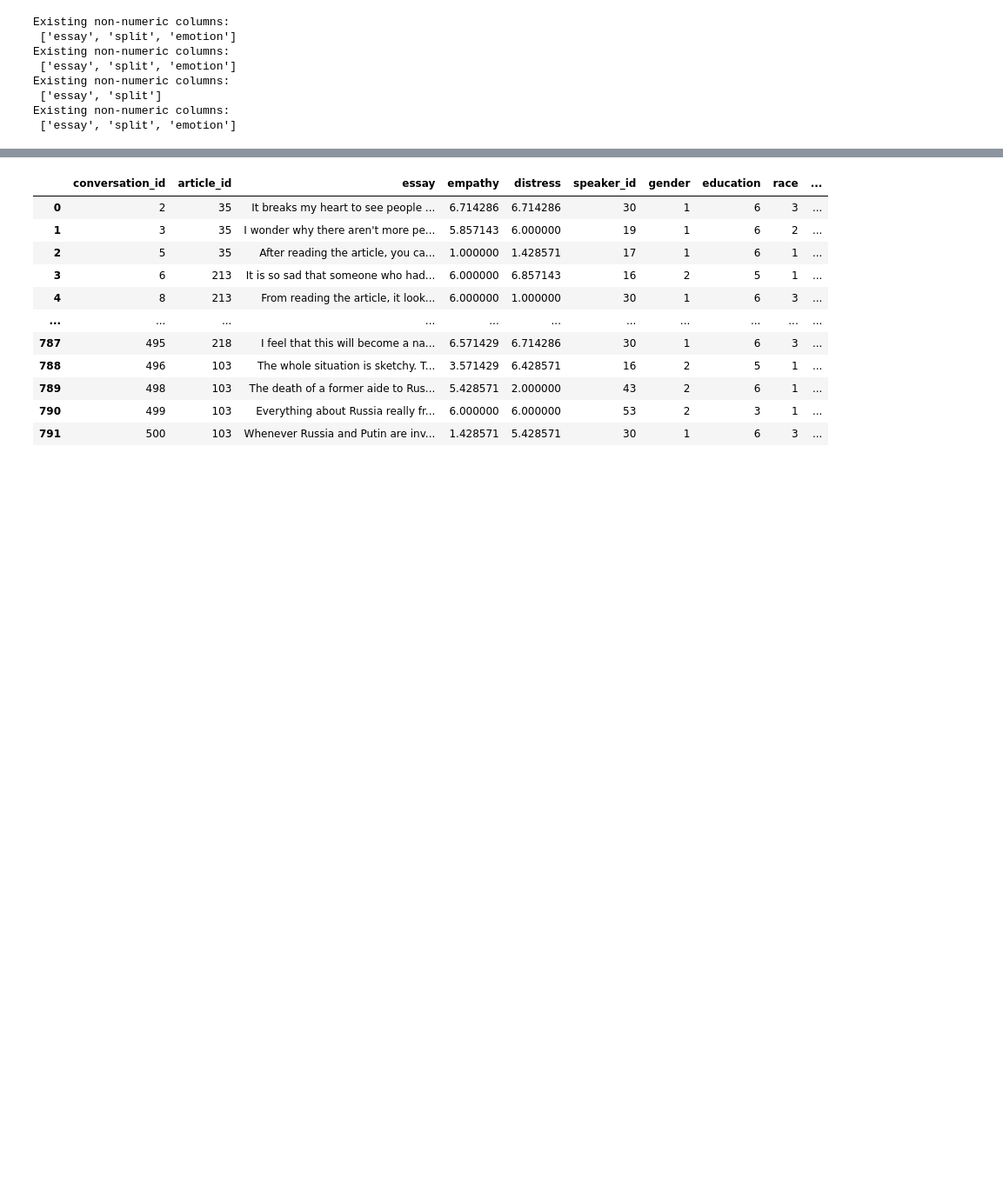
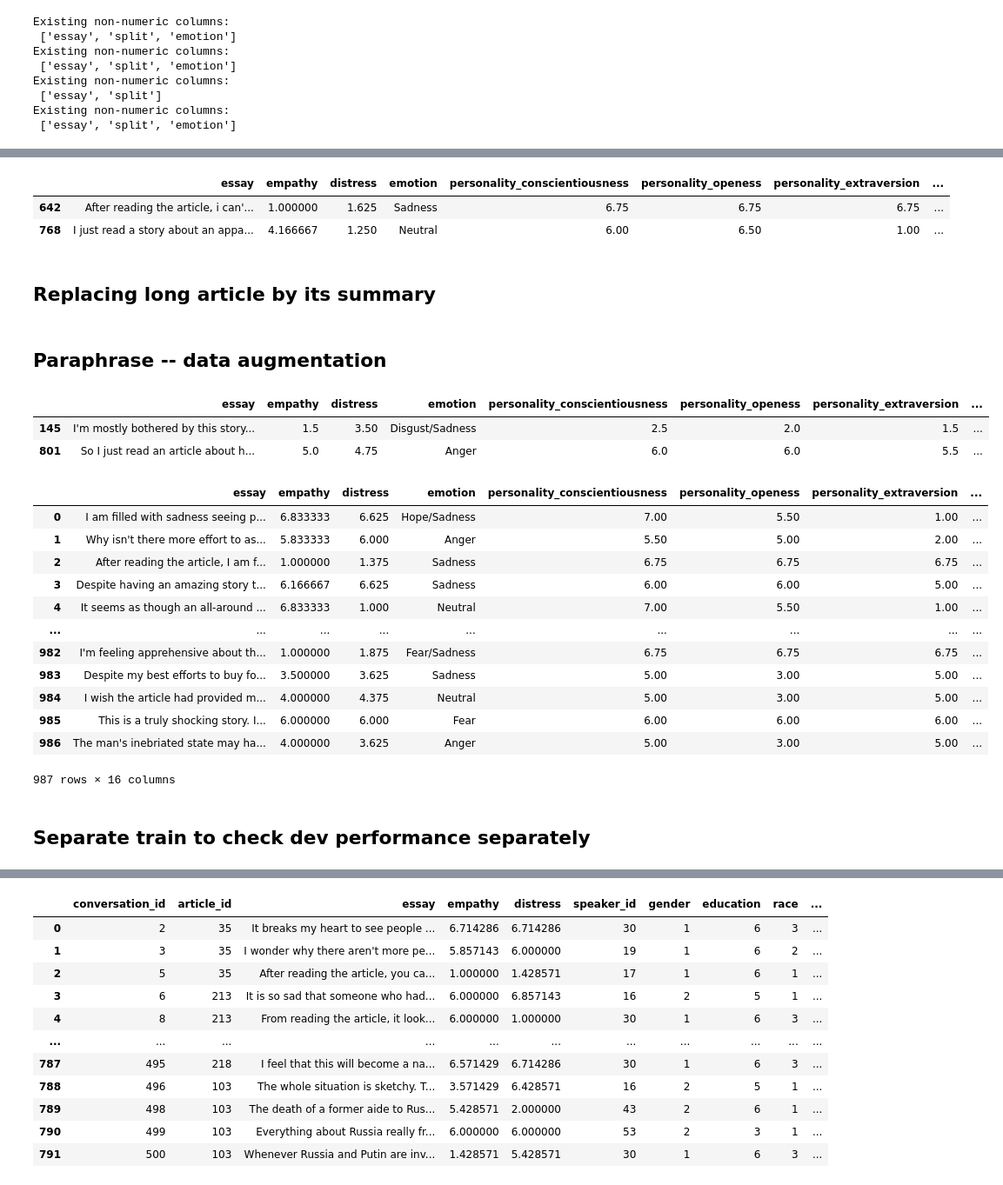
Before and after one commit to hasan-rakibul/WASSA23-empathy-emotion, a Jupyter notebook: preprocessing.ipynb, the cells around one changed output, grey strips where cells are left out. Shown at 87% size. Saved outputs shown, nothing was run; the diff lists cells and outputs as text; code cells hidden in the pictures; blank space fills up the shorter version.

```diff
--- a/preprocessing.ipynb
+++ b/preprocessing.ipynb
@@ -120,0 +152,8 @@ Existing non-numeric columns:
+# %%
+train_dev.sample(2)
+# %% [output]
+|  | essay | empathy | distress | emotion | personality_conscientiousness | personality_openess | personality_extraversion | ... |
+| 642 | After reading the article, i can'... | 1.000000 | 1.625 | Sadness | 6.75 | 6.75 | 6.75 | ... |
+| 768 | I just read a story about an appa... | 4.166667 | 1.250 | Neutral | 6.00 | 6.50 | 1.00 | ... |
+# %% [markdown]
+## Replacing long article by its summary
@@ -120,0 +170,2 @@ Existing non-numeric columns:
+# %% [markdown]
+## Paraphrase -- data augmentation
@@ -120,0 +176,62 @@ Existing non-numeric columns:
+# %%
+paraphrased.sample(2)
+# %% [output]
+|  | essay | empathy | distress | emotion | personality_conscientiousness | personality_openess | personality_extraversion | ... |
+| 145 | I'm mostly bothered by this story... | 1.5 | 3.50 | Disgust/Sadness | 2.5 | 2.0 | 1.5 | ... |
+| 801 | So I just read an article about h... | 5.0 | 4.75 | Anger | 6.0 | 6.0 | 5.5 | ... |
+# %%
+device = torch.device("cuda") if torch.cuda.is_available() else torch.device("cpu")
+tokenizer = trf.AutoTokenizer.from_pretrained("humarin/chatgpt_paraphraser_on_T5_base")
+model = trf.AutoModelForSeq2SeqLM.from_pretrained("humarin/chatgpt_paraphraser_on_T5_base").to(device)
+# %%
+def paraphrase(
+    question,
+    num_beams=5,
+    num_beam_groups=5,
+    num_return_sequences=1,
+    repetition_penalty=10.0,
+    diversity_penalty=3.0,
+    no_repeat_ngram_size=2,
+    temperature=0.7
+):
+    max_length=len(question) #length of existing sentence is the limit
+    input_ids = tokenizer(
+        f'paraphrase: {question}',
+        return_tensors="pt", padding="longest",
+        max_length=max_length,
+        truncation=True,
+    ).input_ids
+
+    outputs = model.generate(
+        input_ids.to(device), temperature=temperature, repetition_penalty=repetition_penalty,
+        num_return_sequences=num_return_sequences, no_repeat_ngram_size=no_repeat_ngram_size,
+        num_beams=num_beams, num_beam_groups=num_beam_groups,
+        max_length=max_length, diversity_penalty=diversity_penalty
+    )
+
+    res = tokenizer.batch_decode(outputs, skip_special_tokens=True)
+
+    return res
+# %%
+for index, row in paraphrased.iterrows():
+    paraphrased.loc[index, "demographic"] = paraphrase(paraphrased.loc[index, "demographic"])[0] # 0-index to take the one and only first paraphrased item
+    paraphrased.loc[index, "essay"] = paraphrase(paraphrased.loc[index, "essay"])[0]
+    paraphrased.loc[index, "article"] = paraphrase(paraphrased.loc[index, "article"])[0]
+# %%
+paraphrased["demographic_essay"] = paraphrased["demographic"] + paraphrased["essay"]
+# %%
+paraphrased
+# %% [output]
+|  | essay | empathy | distress | emotion | personality_conscientiousness | personality_openess | personality_extraversion | ... |
+| 0 | I am filled with sadness seeing p... | 6.833333 | 6.625 | Hope/Sadness | 7.00 | 5.50 | 1.00 | ... |
+| 1 | Why isn't there more effort to as... | 5.833333 | 6.000 | Anger | 5.50 | 5.00 | 2.00 | ... |
+| 2 | After reading the article, I am f... | 1.000000 | 1.375 | Sadness | 6.75 | 6.75 | 6.75 | ... |
+| 3 | Despite having an amazing story t... | 6.166667 | 6.625 | Sadness | 6.00 | 6.00 | 5.00 | ... |
+| 4 | It seems as though an all-around ... | 6.833333 | 1.000 | Neutral | 7.00 | 5.50 | 1.00 | ... |
+| ... | ... | ... | ... | ... | ... | ... | ... | ... |
+| 982 | I'm feeling apprehensive about th... | 1.000000 | 1.875 | Fear/Sadness | 6.75 | 6.75 | 6.75 | ... |
+| 983 | Despite my best efforts to buy fo... | 3.500000 | 3.625 | Sadness | 5.00 | 3.00 | 5.00 | ... |
+| 984 | I wish the article had provided m... | 4.000000 | 4.375 | Neutral | 5.00 | 3.00 | 5.00 | ... |
+| 985 | This is a truly shocking story. I... | 6.000000 | 6.000 | Fear | 6.00 | 6.00 | 6.00 | ... |
+| 986 | The man's inebriated state may ha... | 4.000000 | 3.625 | Anger | 5.00 | 3.00 | 5.00 | ... |
+987 rows × 16 columns
@@ -120,0 +242,2 @@ Existing non-numeric columns:
+# %% [markdown]
+## Separate train to check dev performance separately
```
Also changed, not shown: parts of 42 cells of this notebook, 13 other files.
